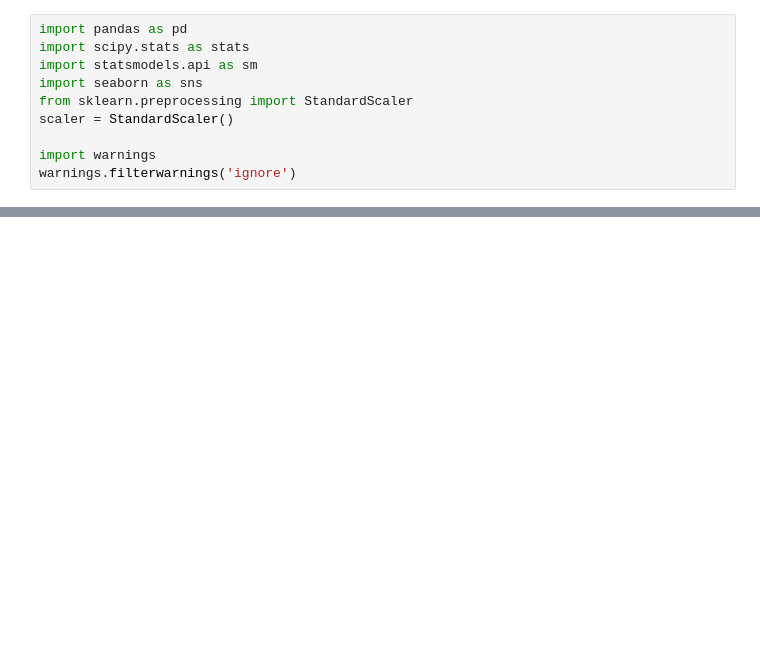
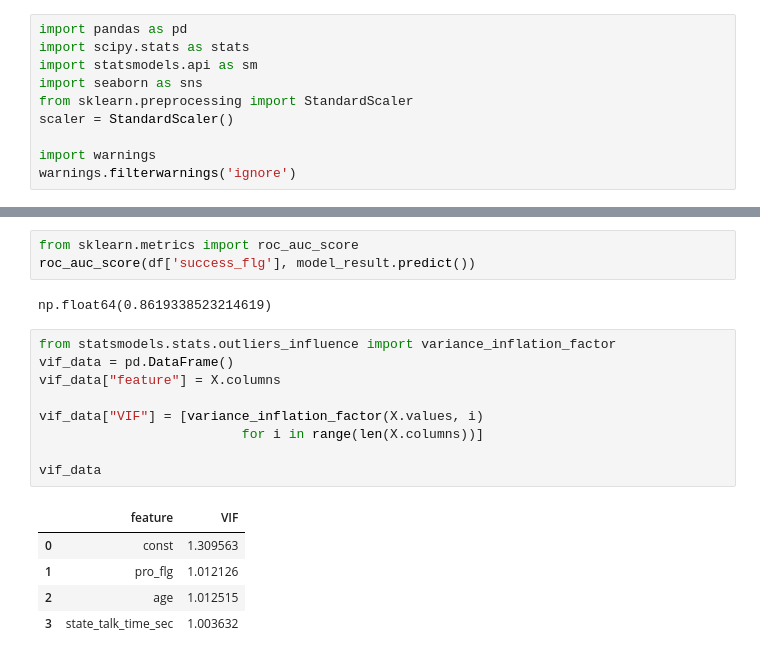
Before and after one commit to bygaga993/bread_dano_2024, a Jupyter notebook: Code/test.ipynb, the cells around one changed output, grey strips where cells are left out. Drawn from its saved outputs; the diff is of its cells as text; blank space fills up the shorter version.

```diff
--- a/Code/test.ipynb
+++ b/Code/test.ipynb
@@ -137,3 +157,23 @@ age           -0.2456      0.070     -3.529      0.000      -0.382      -0.109
+# %%
+from sklearn.metrics import roc_auc_score
+roc_auc_score(df['success_flg'], model_result.predict())
+# %% [output]
+np.float64(0.8619338523214619)
+# %%
+from statsmodels.stats.outliers_influence import variance_inflation_factor
+vif_data = pd.DataFrame()
+vif_data["feature"] = X.columns
+
+vif_data["VIF"] = [variance_inflation_factor(X.values, i)
+                          for i in range(len(X.columns))]
+
+vif_data
+# %% [output]
+|  | feature | VIF |
+| 0 | const | 1.309563 |
+| 1 | pro_flg | 1.012126 |
+| 2 | age | 1.012515 |
+| 3 | state_talk_time_sec | 1.003632 |
 # %%
 import matplotlib.pyplot as plt
 from sklearn.metrics import roc_curve, auc
```
Also changed, not shown: parts of 18 cells of this notebook, 5 other files.
